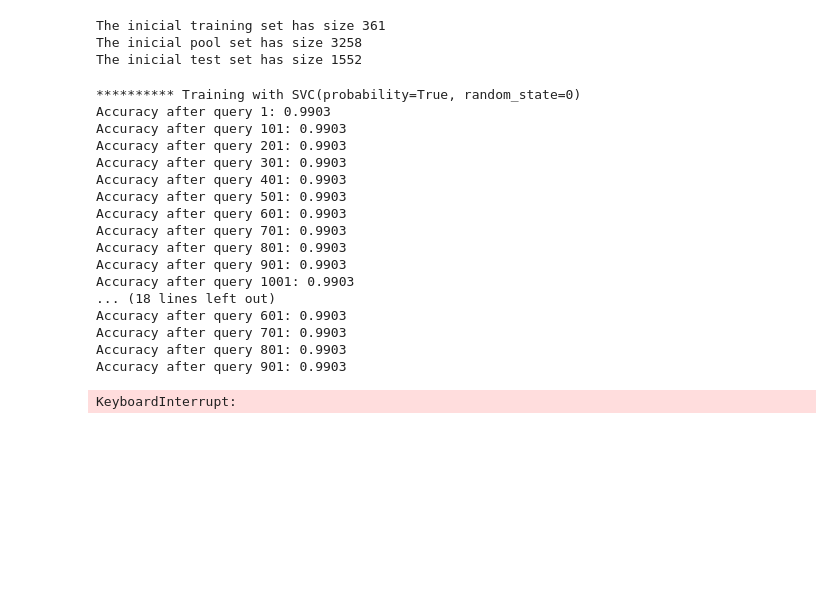
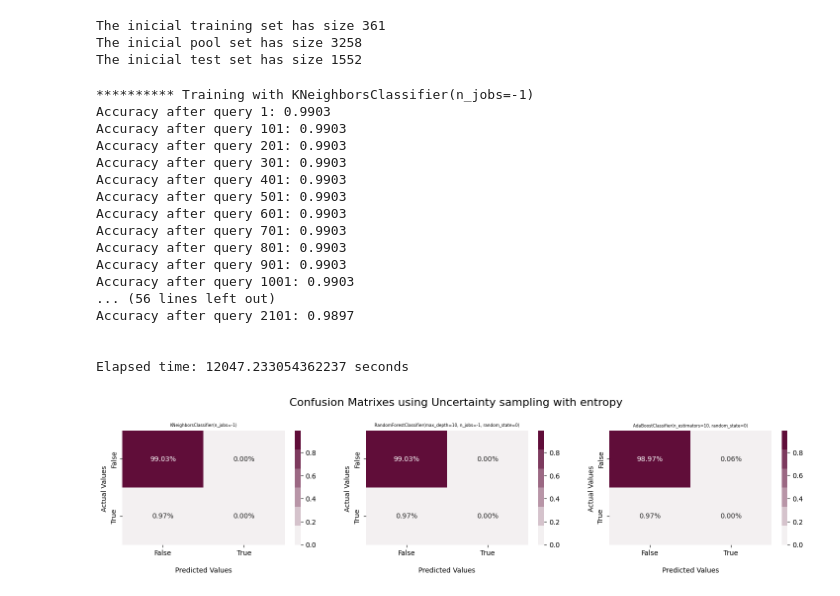
Before and after one commit to pharmbio/Thesis_ActLearn_DOP_2022, a Jupyter notebook: main/active_learning/Uncertainty_sampling_experiments.ipynb, the cells around one changed output. Drawn from its saved outputs; the diff is of its cells as text; code cells hidden in the pictures; blank space fills up the shorter version.

```diff
--- a/main/active_learning/Uncertainty_sampling_experiments.ipynb
+++ b/main/active_learning/Uncertainty_sampling_experiments.ipynb
@@ -64,7 +64,7 @@ tic=timeit.default_timer()
 
 cf_mat_x_clssifr = []
 prfmc_x_classifr = []
-Classifiers = [svm_clf1, knn_clf1, rf_clf1, ada_clf1]
+Classifiers = [knn_clf1, rf_clf1, ada_clf1]
 save = True
 for classifier in Classifiers:
 
@@ -84,7 +84,7 @@ for classifier in Classifiers:
 toc=timeit.default_timer()
 print(f'\n\nElapsed time: {toc-tic} seconds')
 # %% [output]
-********** Training with SVC(probability=True, random_state=0)
+********** Training with KNeighborsClassifier(n_jobs=-1)
 Accuracy after query 1: 0.9903
 Accuracy after query 101: 0.9903
 Accuracy after query 201: 0.9903
@@ -96,20 +96,21 @@ Accuracy after query 701: 0.9903
 Accuracy after query 801: 0.9903
 Accuracy after query 901: 0.9903
 Accuracy after query 1001: 0.9903
-... (18 lines left out)
-Accuracy after query 601: 0.9903
-Accuracy after query 701: 0.9903
-Accuracy after query 801: 0.9903
-Accuracy after query 901: 0.9903
+... (56 lines left out)
+Accuracy after query 2101: 0.9897
+
+
+Elapsed time: 12047.233054362237 seconds
-KeyboardInterrupt:
 # %%
 #Plot
 clfs_names = [str(x) for x in Classifiers]
-fig, axes = plt.subplots(1, 4, figsize=(18,3))
+fig, axes = plt.subplots(1, 3, figsize=(18,3))
 i = 0
 for row in axes:
     clf = clfs_names[i]
     fun.plot_cf_mat(matrix = cf_mat_x_clssifr[i][-1], sub_title = clf ,save = False, figure_name = None, ax=row)
     i+=1
 fig.suptitle('Confusion Matrixes using Uncertainty sampling with entropy\n', fontsize=16, y =1.1)
 plt.show()
+# %% [output]
+[figure, added]
```
Also changed, not shown: 4 other files.
